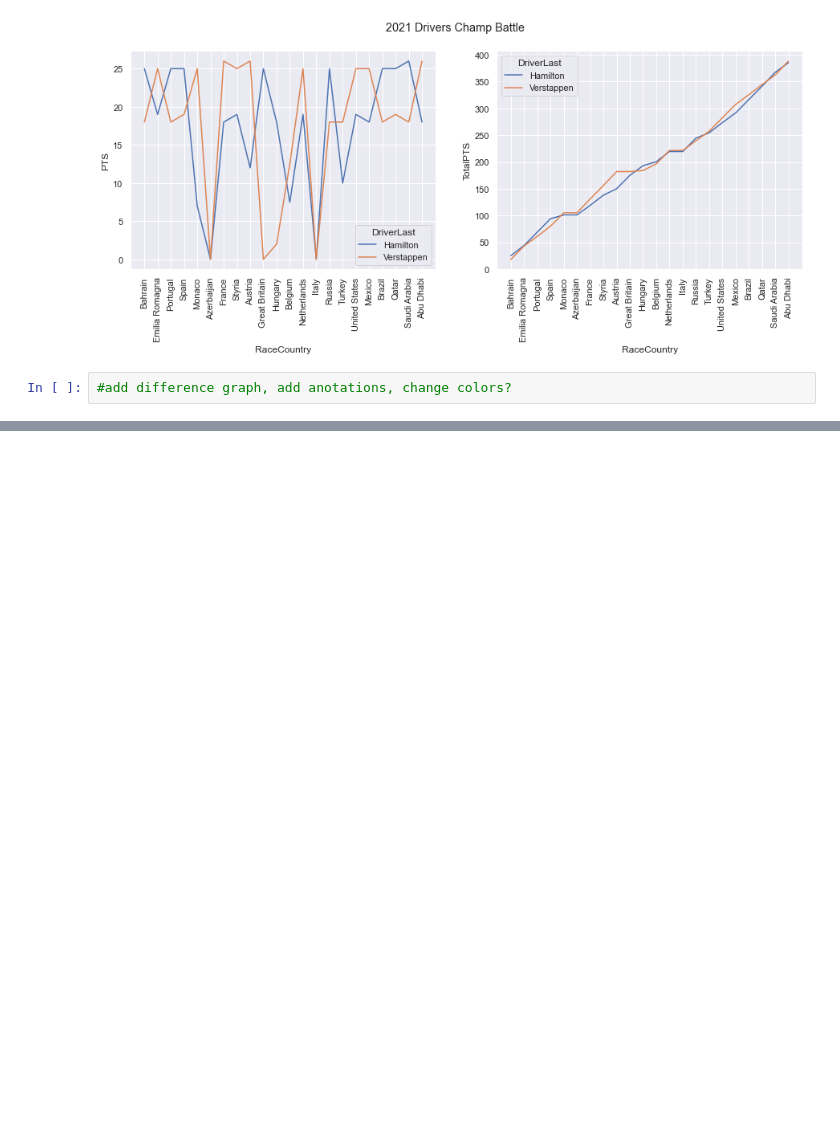
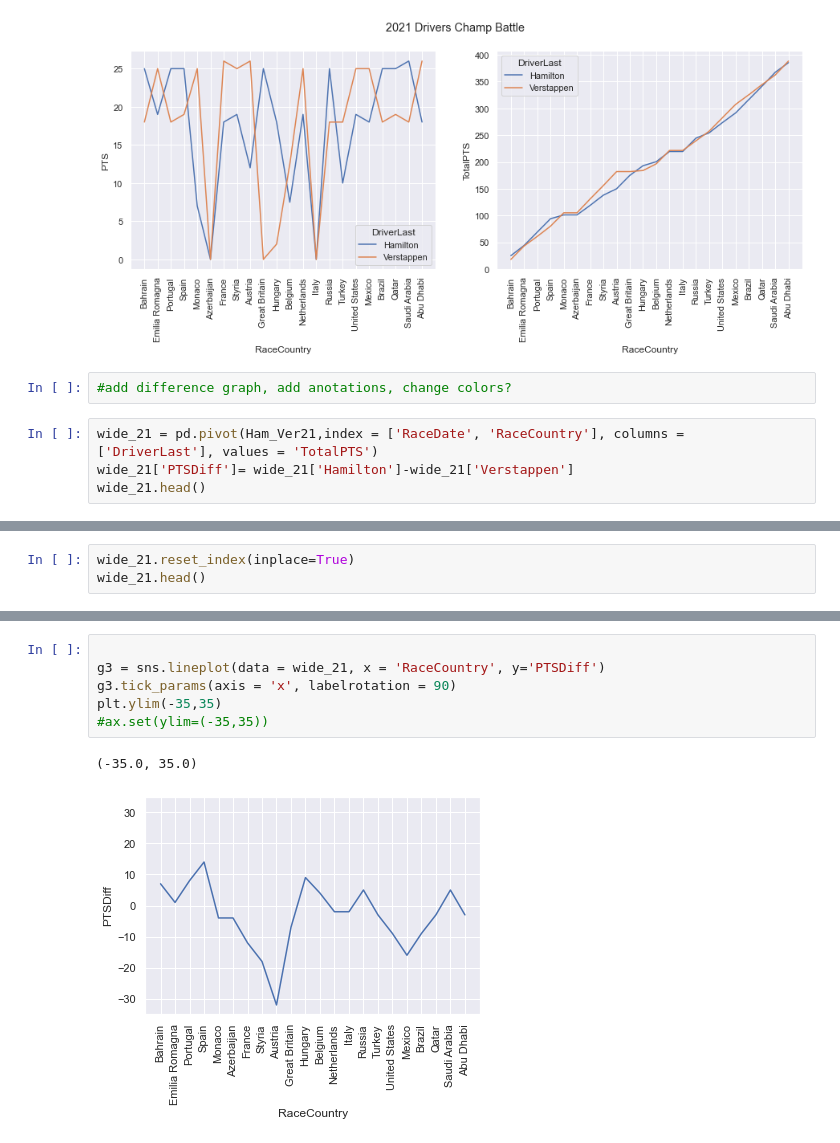
Before and after one commit to maxwellgriffith345/Python_Projects, a Jupyter notebook: F1_Vis/F1_Vis.ipynb, the cells around one changed output, grey strips where cells are left out. Saved outputs shown, nothing was run; the diff lists cells and outputs as text; blank space fills up the shorter version.

Commit message:
finished diff graph

```diff
--- a/F1_Vis/F1_Vis.ipynb
+++ b/F1_Vis/F1_Vis.ipynb
@@ -276,3 +274,7 @@ g2.tick_params(axis = 'x', labelrotation = 90)
 [figure]
 # %%
 #add difference graph, add anotations, change colors?
+# %%
+wide_21 = pd.pivot(Ham_Ver21,index = ['RaceDate', 'RaceCountry'], columns = ['DriverLast'], values = 'TotalPTS')
+wide_21['PTSDiff']= wide_21['Hamilton']-wide_21['Verstappen']
+wide_21.head()
@@ -278,0 +289,3 @@ g2.tick_params(axis = 'x', labelrotation = 90)
+# %%
+wide_21.reset_index(inplace=True)
+wide_21.head()
@@ -278,0 +299,9 @@ g2.tick_params(axis = 'x', labelrotation = 90)
+# %%
+
+g3 = sns.lineplot(data = wide_21, x = 'RaceCountry', y='PTSDiff')
+g3.tick_params(axis = 'x', labelrotation = 90)
+plt.ylim(-35,35)
+#ax.set(ylim=(-35,35))
+# %% [output]
+(-35.0, 35.0)
+[figure, added]
```
Also changed, not shown: parts of 5 cells of this notebook.
